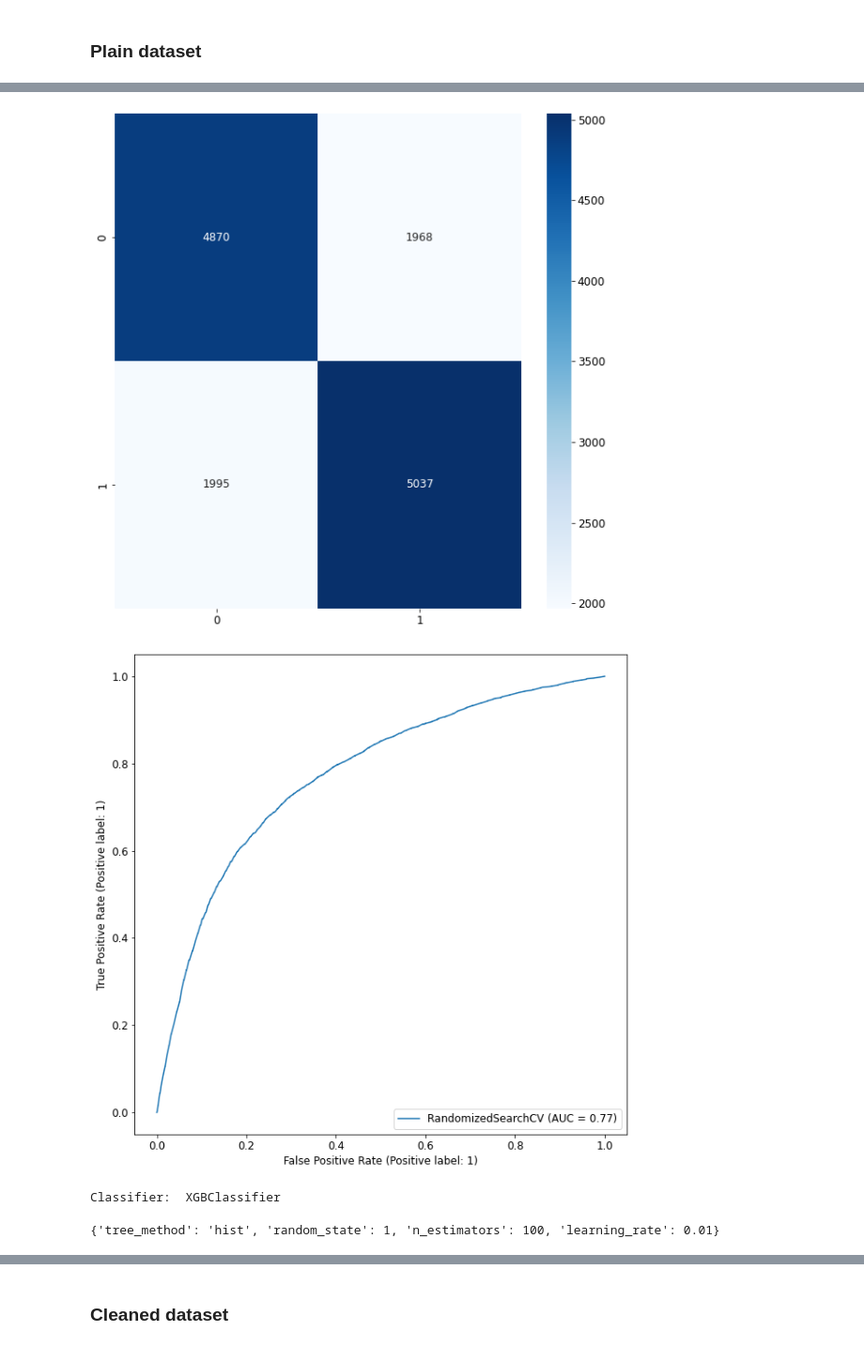
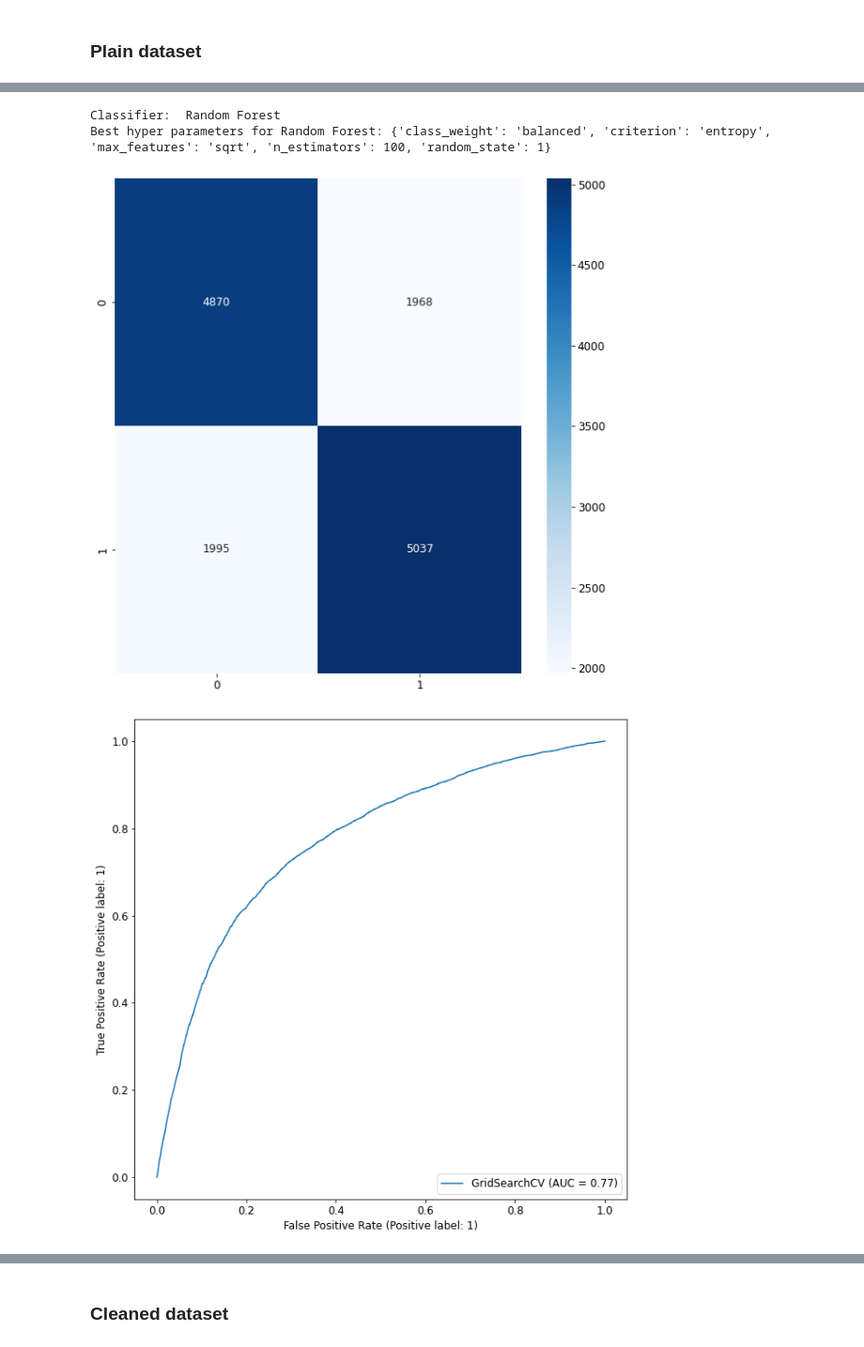
Before and after one commit to Giovo17/cardio-disease-analysis, a Jupyter notebook: cardio_disease_analysis.ipynb, the cells around one changed output, grey strips where cells are left out. Shown at 94% size. Drawn from its saved outputs; the diff is of its cells as text; code cells hidden in the pictures.

Commit message:
init data visualization

```diff
--- a/cardio_disease_analysis.ipynb
+++ b/cardio_disease_analysis.ipynb
@@ -549,7 +651,7 @@ def tt_split(dataframe):
 #### Classifiers
 # %%
 classifiers = {
-    "Decision Tree" : (DecisionTreeClassifier(), {'criterion': ("gini", "entropy"),
+    "Decision Tree" : (DecisionTreeClassifier(), {'criterion': ("gini", "entropy", "log_loss"),
                                                   'splitter': ("best", "random"),
                                                   'class_weight': ["balanced"],
                                                   'random_state': [1] }),
@@ -585,16 +687,18 @@ classifiers = {
 # %%
 result_matrixes = dict()
 
-def classification(classifiers, X_train, y_train, X_test, y_test):
+def classification(classifiers, X_train, y_train, X_test, y_test, n_iter):
   result_matrix = pd.DataFrame(columns=["Classifier", "Accuracy", "Precision", "Recall", "F1-Score", "ROC AUC"])
 
   for name, clf in classifiers.items():
     print("Classifier: ", name)
 
     # Hyperparameters optimization
-    classifier = RandomizedSearchCV(clf[0], clf[1], n_iter=5)
+    if len(list(ParameterGrid(clf[1]))) < n_iter:
+      classifier = GridSearchCV(clf[0], clf[1], n_jobs=-1)
+    else: classifier = RandomizedSearchCV(clf[0], clf[1], n_jobs=-1, n_iter=n_iter)
     classifier.fit(X_train, y_train)
-    print(classifier.best_params_)
+    print("Best hyper parameters : {}".format(classifier.best_params_))
 
     # Predicion task handled by the best estimator found by the hyperparameter cross validator
     y_pred = classifier.predict(X_test)
@@ -629,7 +733,7 @@ def classification(classifiers, X_train, y_train, X_test, y_test):
 # %%
 X_train, X_test, y_train, y_test = tt_split(df)
 
-result_matrixes["Plain dataset"] = classification(classifiers, X_train, y_train, X_test, y_test)
+result_matrixes["Plain dataset"] = classification(classifiers, X_train, y_train, X_test, y_test, n_iter=5)
 display(result_matrixes["Plain dataset"])
 # %% [output]
 Classifier:  Decision Tree
@@ -641,4 +743,4 @@ Classifier:  Random Forest
+Classifier:  Random Forest
+Best hyper parameters for Random Forest: {'class_weight': 'balanced', 'criterion': 'entropy', 'max_features': 'sqrt', 'n_estimators': 100, 'random_state': 1}
 [figure]
-[figure, old version]
+[figure, new version]
-Classifier:  XGBClassifier
-{'tree_method': 'hist', 'random_state': 1, 'n_estimators': 100, 'learning_rate': 0.01}
```
Also changed, not shown: parts of 14 cells of this notebook.
